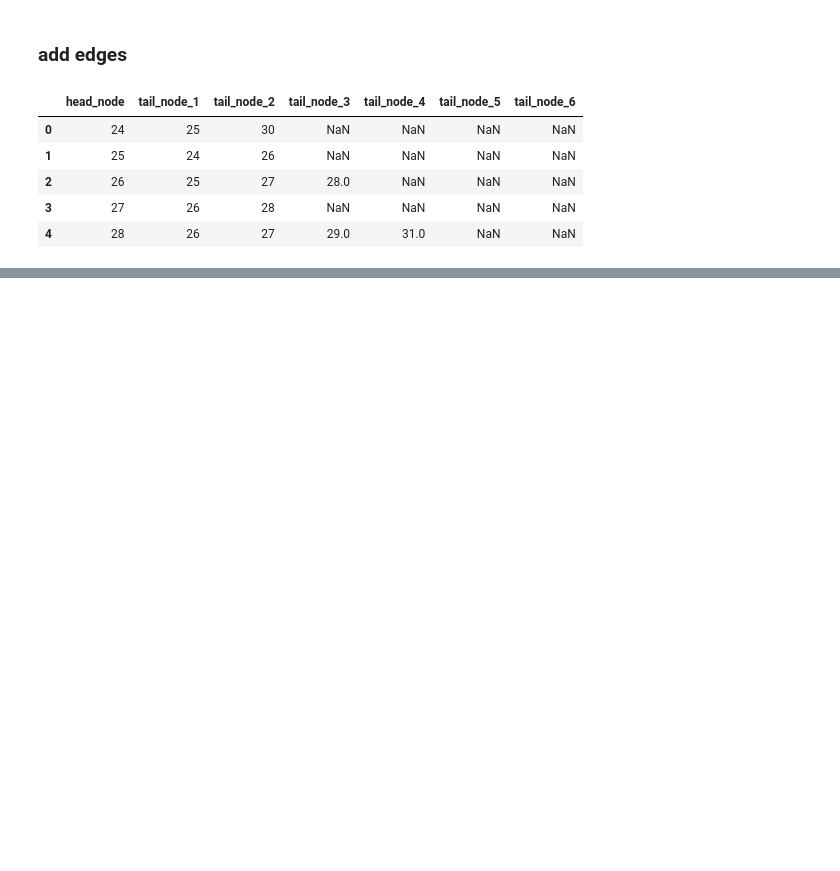
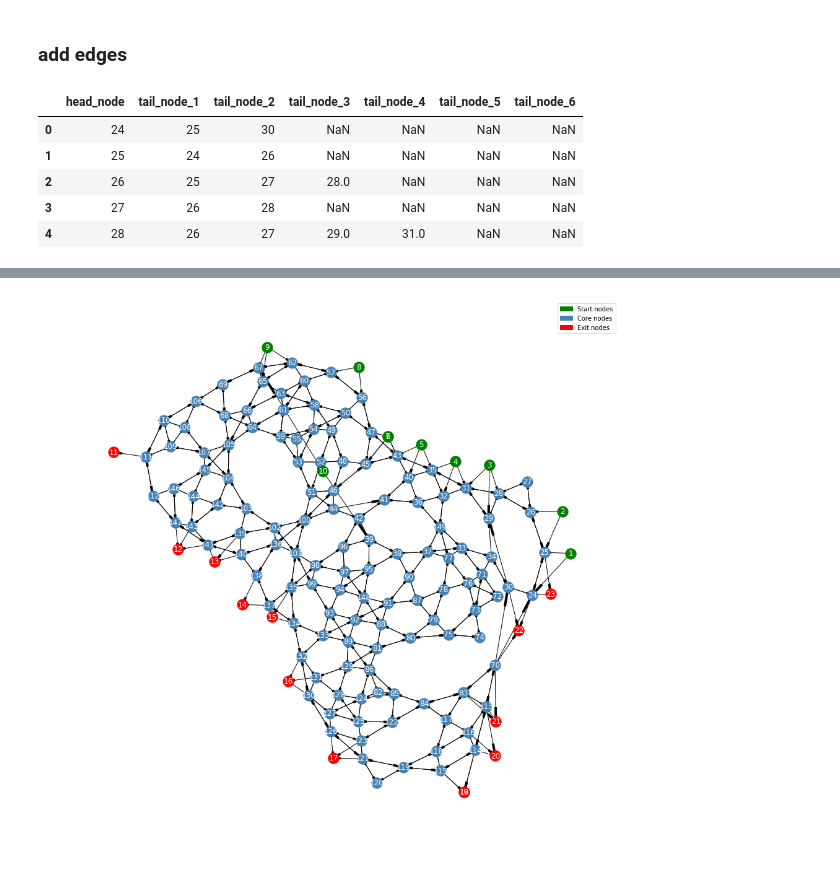
Before and after one commit to Olivier-Lakoue/Graph_ML_Problems, a Jupyter notebook: notebooks/[18]_submit_graph.ipynb, the cells around one changed output, grey strips where cells are left out. Drawn from its saved outputs; the diff is of its cells as text; code cells hidden in the pictures; blank space fills up the shorter version.

```diff
--- a/notebooks/[18]_submit_graph.ipynb
+++ b/notebooks/[18]_submit_graph.ipynb
@@ -97,0 +152,6 @@ edg_lst
+# %%
+h = RandGraph(graph_type='hongo_district')
+# %%
+h.plot(fig_size=(16,16))
+# %% [output]
+[figure, added]
```
Also changed, not shown: parts of 15 cells of this notebook, 3 other files.
